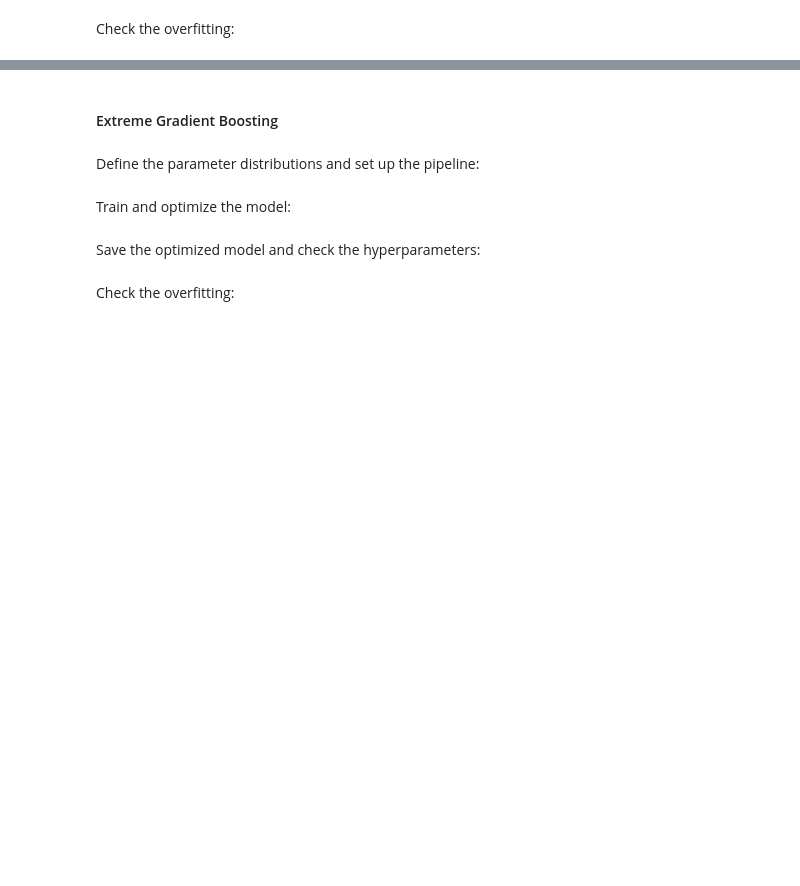
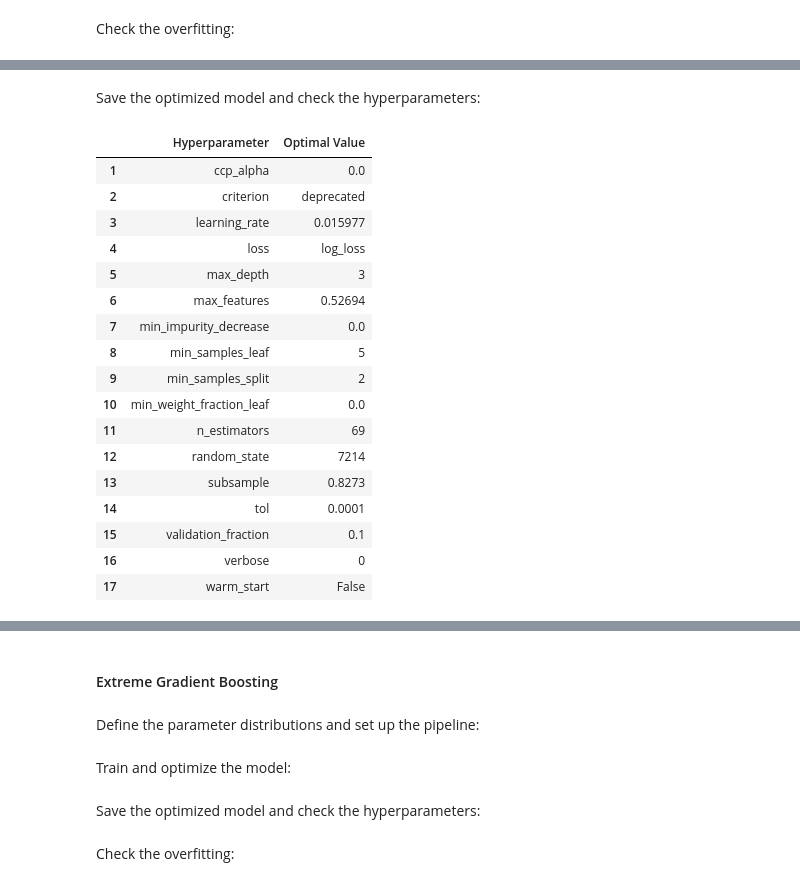
Before and after one commit to MiguelGomGar/TFM, a Jupyter notebook: notebooks/clinical_models_testing.ipynb, the cells around one changed output, grey strips where cells are left out. Cells and saved outputs as stored; diff of their text form; code cells hidden in the pictures; blank space fills up the shorter version.

```diff
--- a/notebooks/clinical_models_testing.ipynb
+++ b/notebooks/clinical_models_testing.ipynb
@@ -351,0 +580,23 @@ plot_overfitting_bars(df_cv_results=cv_results_ET,
+# %% [markdown]
+Save the optimized model and check the hyperparameters:
+# %%
+save_model(fitted_pipeline=optimized_GB, output_dir=results_path, identifier="GB")
+# %% [output]
+|  | Hyperparameter | Optimal Value |
+| 1 | ccp_alpha | 0.0 |
+| 2 | criterion | deprecated |
+| 3 | learning_rate | 0.015977 |
+| 4 | loss | log_loss |
+| 5 | max_depth | 3 |
+| 6 | max_features | 0.52694 |
+| 7 | min_impurity_decrease | 0.0 |
+| 8 | min_samples_leaf | 5 |
+| 9 | min_samples_split | 2 |
+| 10 | min_weight_fraction_leaf | 0.0 |
+| 11 | n_estimators | 69 |
+| 12 | random_state | 7214 |
+| 13 | subsample | 0.8273 |
+| 14 | tol | 0.0001 |
+| 15 | validation_fraction | 0.1 |
+| 16 | verbose | 0 |
+| 17 | warm_start | False |
```
Also changed, not shown: parts of 52 cells of this notebook, 33 other files.
